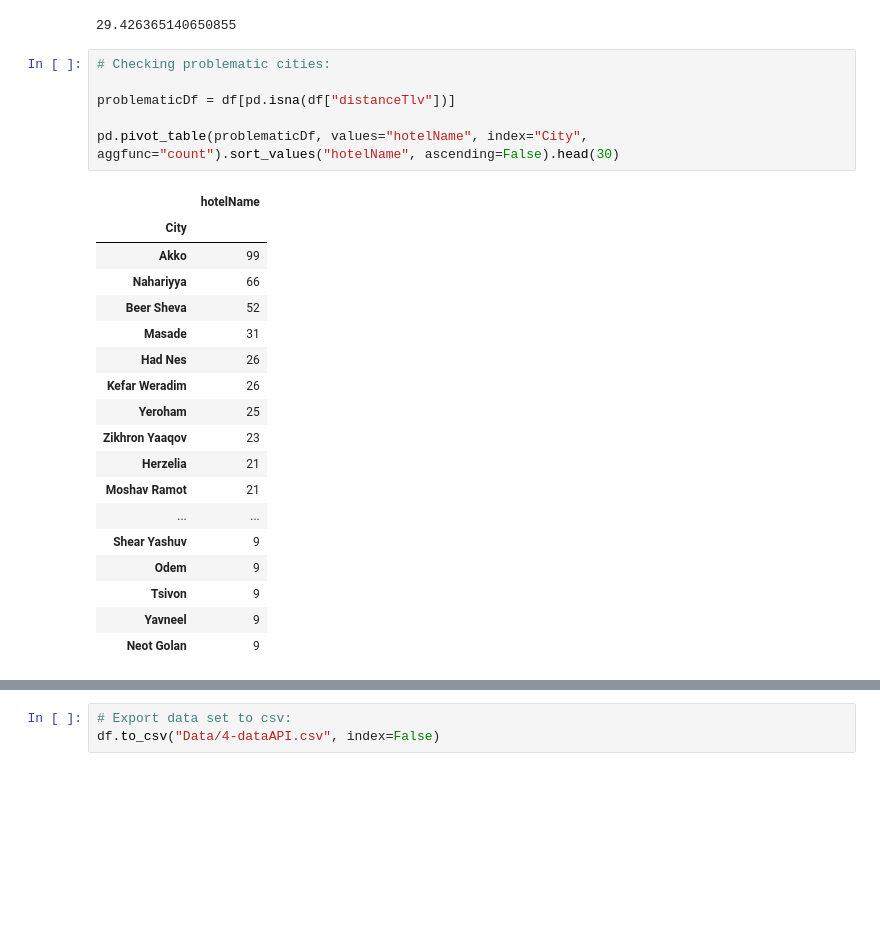
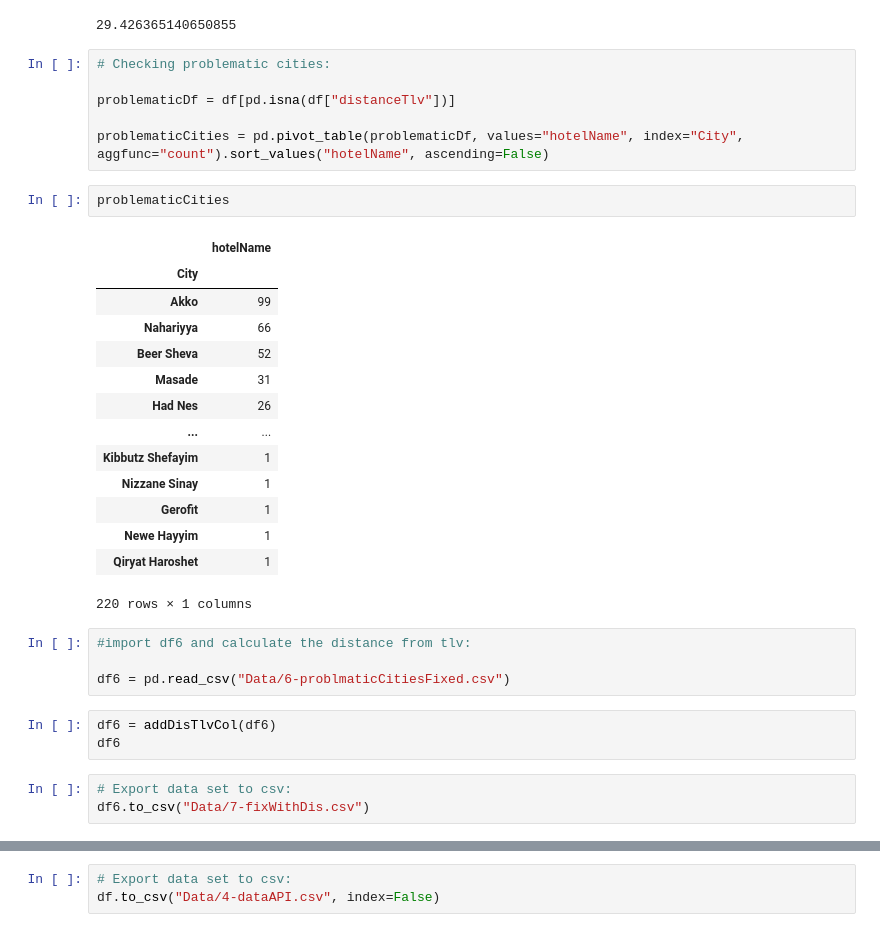
Before and after one commit to yarin-cohen02/dataScienceProject, a Jupyter notebook: project.ipynb, the cells around one changed output, grey strips where cells are left out. Cells and saved outputs as stored; diff of their text form; blank space fills up the shorter version.

```diff
--- a/project.ipynb
+++ b/project.ipynb
@@ -693,23 +681,31 @@ df["distanceTlv"].isna().sum() / len(df["distanceTlv"]) * 100
 
 problematicDf = df[pd.isna(df["distanceTlv"])]
 
-pd.pivot_table(problematicDf, values="hotelName", index="City", aggfunc="count").sort_values("hotelName", ascending=False).head(30)
+problematicCities = pd.pivot_table(problematicDf, values="hotelName", index="City", aggfunc="count").sort_values("hotelName", ascending=False)
-# %% [output]
-|  | hotelName |
-| City |  |
-| Akko | 99 |
-| Nahariyya | 66 |
-| Beer Sheva | 52 |
-| Masade | 31 |
-| Had Nes | 26 |
-| Kefar Weradim | 26 |
-| Yeroham | 25 |
-| Zikhron Yaaqov | 23 |
-| Herzelia | 21 |
-| Moshav Ramot | 21 |
-| ... | ... |
-| Shear Yashuv | 9 |
-| Odem | 9 |
-| Tsivon | 9 |
-| Yavneel | 9 |
-| Neot Golan | 9 |
+# %%
+problematicCities
+# %% [output]
+|  | hotelName |
+| City |  |
+| Akko | 99 |
+| Nahariyya | 66 |
+| Beer Sheva | 52 |
+| Masade | 31 |
+| Had Nes | 26 |
+| ... | ... |
+| Kibbutz Shefayim | 1 |
+| Nizzane Sinay | 1 |
+| Gerofit | 1 |
+| Newe Hayyim | 1 |
+| Qiryat Haroshet | 1 |
+220 rows × 1 columns
+# %%
+#import df6 and calculate the distance from tlv:
+
+df6 = pd.read_csv("Data/6-problmaticCitiesFixed.csv")
+# %%
+df6 = addDisTlvCol(df6)
+df6
+# %%
+# Export data set to csv:
+df6.to_csv("Data/7-fixWithDis.csv")
```
Also changed, not shown: parts of 11 cells of this notebook, 3 other files.
